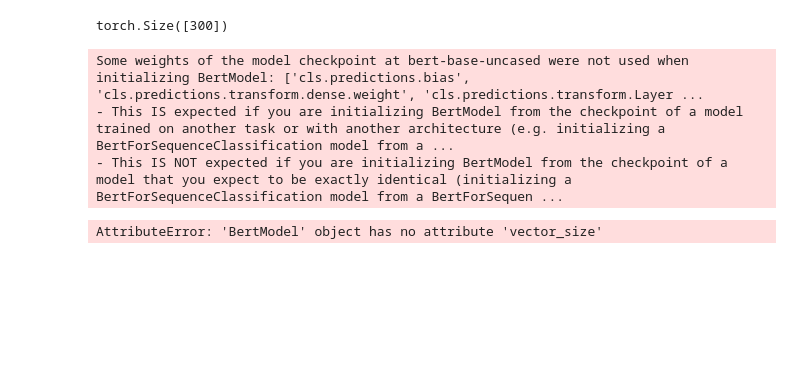
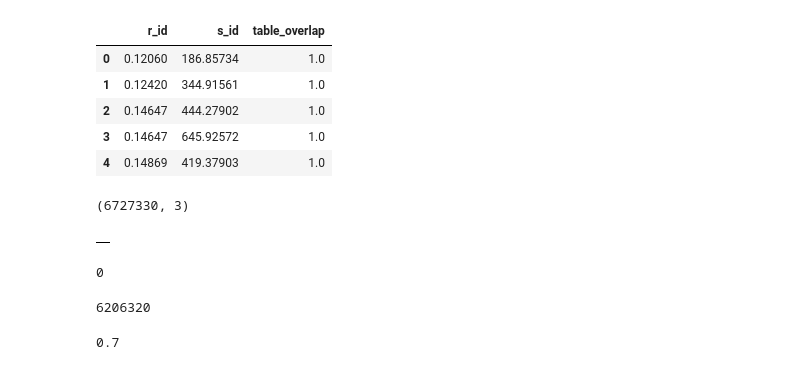
Before and after one commit to frapugna/TableEmbeddingsWithGNNs, a Jupyter notebook: prova.ipynb, the cells around one changed output. Saved outputs shown, nothing was run; the diff lists cells and outputs as text; code cells hidden in the pictures; blank space fills up the shorter version.

Commit message:
added samples generation basic and some preprocessing

```diff
--- a/prova.ipynb
+++ b/prova.ipynb
@@ -422,4 +2,0 @@ import torch
-# %%
-torch.zeros(300).shape
-# %% [output]
-torch.Size([300])
@@ -430,12 +3,15 @@ from transformers import BertModel, BertTokenizer
-# %%
-tokenizer = BertTokenizer.from_pretrained('bert-base-uncased')
-device = 'cuda' if torch.cuda.is_available() else 'cpu'
-model = BertModel.from_pretrained('bert-base-uncased', output_hidden_states=False)
-# %% [output]
-Some weights of the model checkpoint at bert-base-uncased were not used when initializing BertModel: ['cls.predictions.bias', 'cls.predictions.transform.dense.weight', 'cls.predictions.transform.Layer ...
-- This IS expected if you are initializing BertModel from the checkpoint of a model trained on another task or with another architecture (e.g. initializing a BertForSequenceClassification model from a ...
-- This IS NOT expected if you are initializing BertModel from the checkpoint of a model that you expect to be exactly identical (initializing a BertForSequenceClassification model from a BertForSequen ...
-# %%
-model.vector_size
-# %% [output]
-AttributeError: 'BertModel' object has no attribute 'vector_size'
+# %%
+df_ok = pd.read_csv("/home/francesco.pugnaloni/wikipedia_tables/processed_tables/test_samples.csv")
+# %%
+df_ok.head()
+# %% [output]
+|  | r_id | s_id | table_overlap |
+| 0 | 0.12060 | 186.85734 | 1.0 |
+| 1 | 0.12420 | 344.91561 | 1.0 |
+| 2 | 0.14647 | 444.27902 | 1.0 |
+| 3 | 0.14647 | 645.92572 | 1.0 |
+| 4 | 0.14869 | 419.37903 | 1.0 |
+# %%
+df_ok.shape
+# %% [output]
+(6727330, 3)
@@ -441,0 +20,16 @@ AttributeError: 'BertModel' object has no attribute 'vector_size'
+# %%
+d
+# %% [output]
+|  |
+# %%
+(df_ok['r_id'] == df_ok['s_id']).sum()
+# %% [output]
+0
+# %%
+(df_ok['table_overlap'] == 1).sum()
+# %% [output]
+6206320
+# %%
+0.75//0.1 /10
+# %% [output]
+0.7
```
Also changed, not shown: parts of 93 cells of this notebook, 5 other files.
